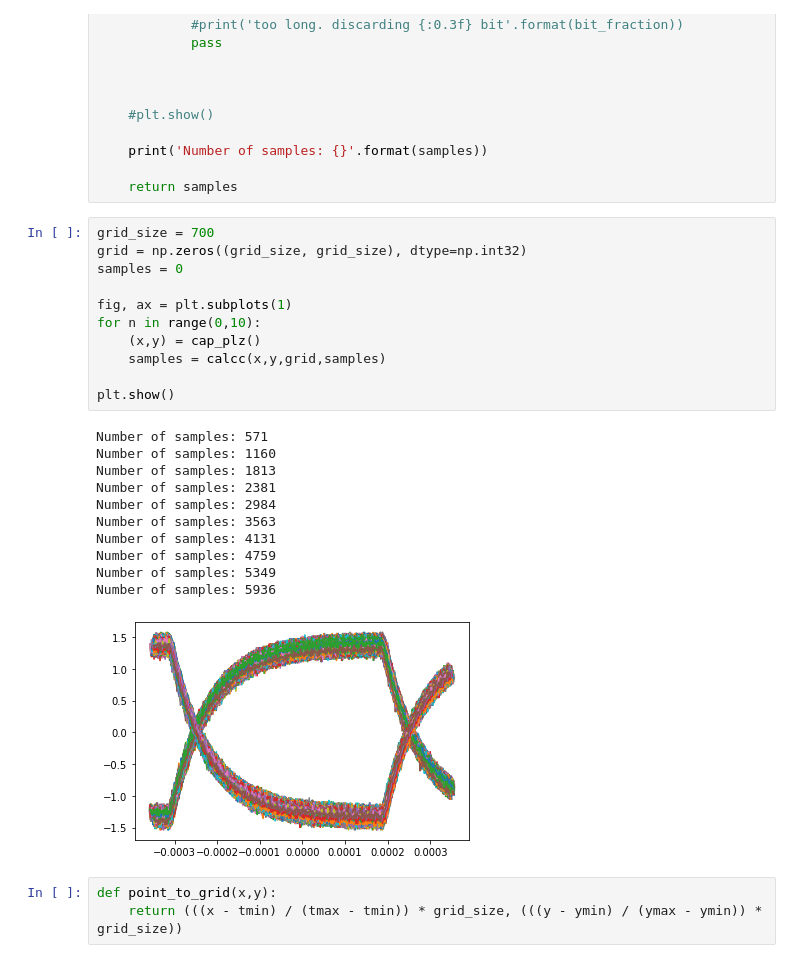
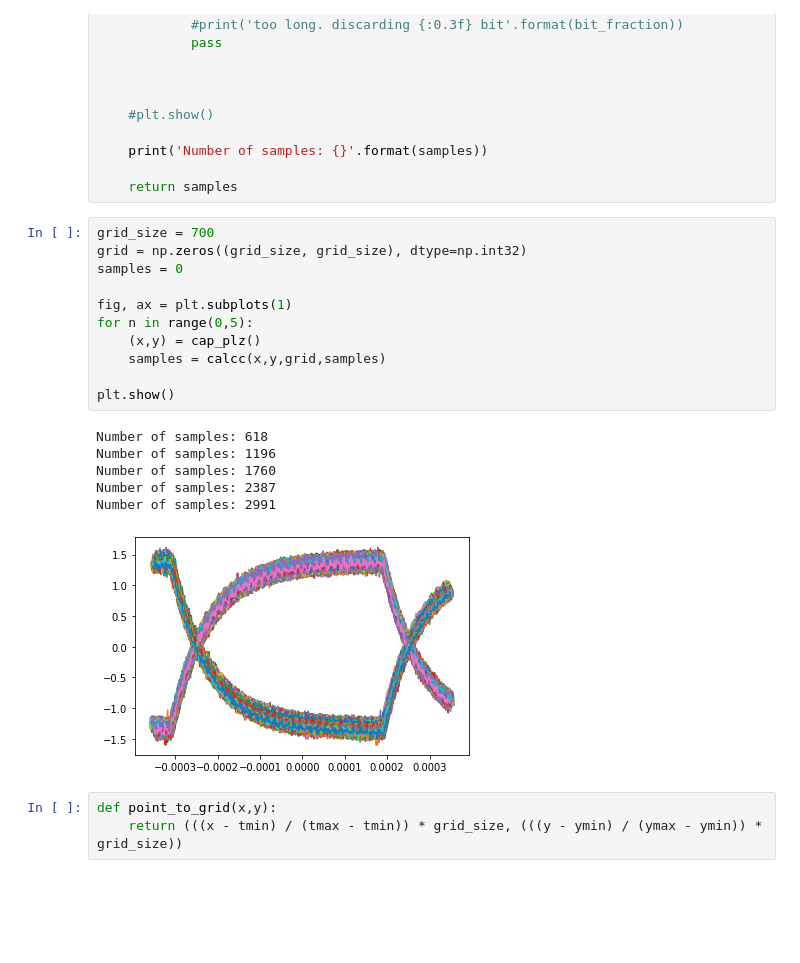
Before and after one commit to ericsims/INST-Drivers, a Jupyter notebook: eye.ipynb, the cells around one changed output. Saved outputs shown, nothing was run; the diff lists cells and outputs as text; blank space fills up the shorter version.

```diff
--- a/eye.ipynb
+++ b/eye.ipynb
@@ -161,26 +161,21 @@ def calcc(x,y,grid,samples):
 # %%
 grid_size = 700
 grid = np.zeros((grid_size, grid_size), dtype=np.int32)
 samples = 0
 
 fig, ax = plt.subplots(1)
-for n in range(0,10):
+for n in range(0,5):
     (x,y) = cap_plz()
     samples = calcc(x,y,grid,samples)
 
 plt.show()
 # %% [output]
-Number of samples: 571
-Number of samples: 1160
-Number of samples: 1813
-Number of samples: 2381
-Number of samples: 2984
-Number of samples: 3563
-Number of samples: 4131
-Number of samples: 4759
-Number of samples: 5349
-Number of samples: 5936
+Number of samples: 618
+Number of samples: 1196
+Number of samples: 1760
+Number of samples: 2387
+Number of samples: 2991
-[figure, old version]
+[figure, new version]
 # %%
 def point_to_grid(x,y):
     return (((x - tmin) / (tmax - tmin)) * grid_size, (((y - ymin) / (ymax - ymin)) * grid_size))
```
Also changed, not shown: parts of 2 cells of this notebook, 1 other file.
